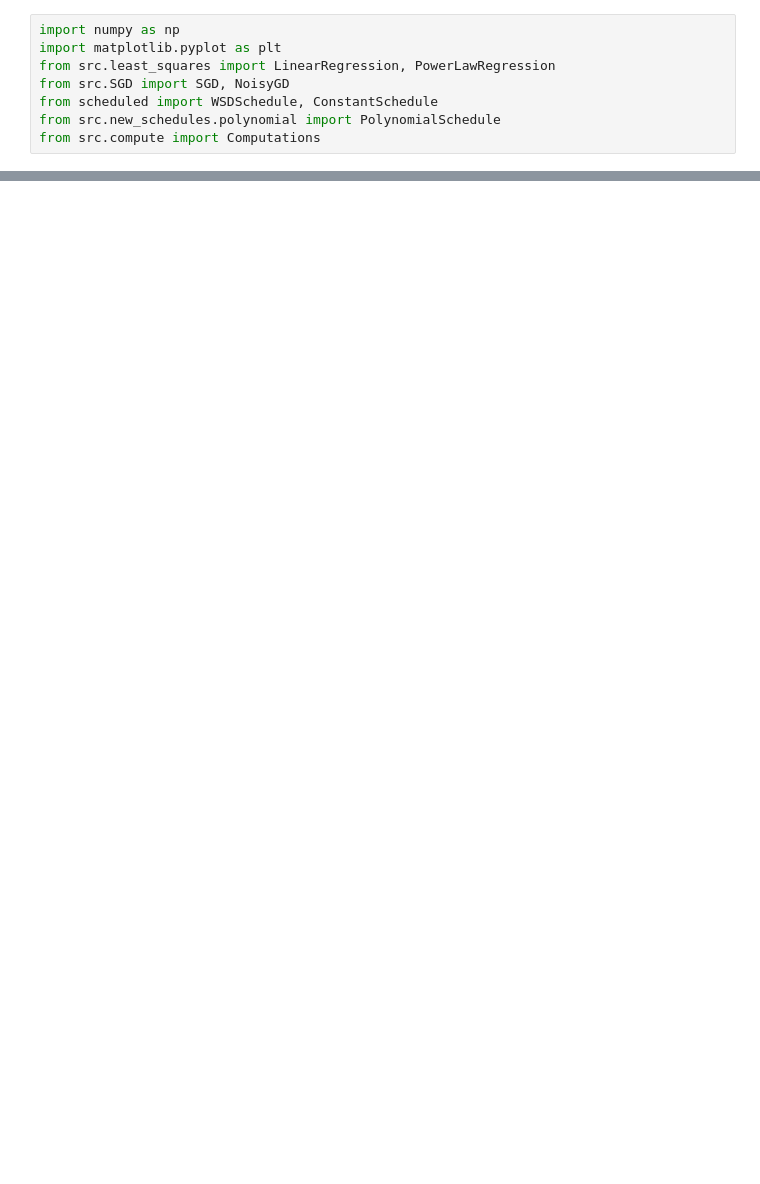
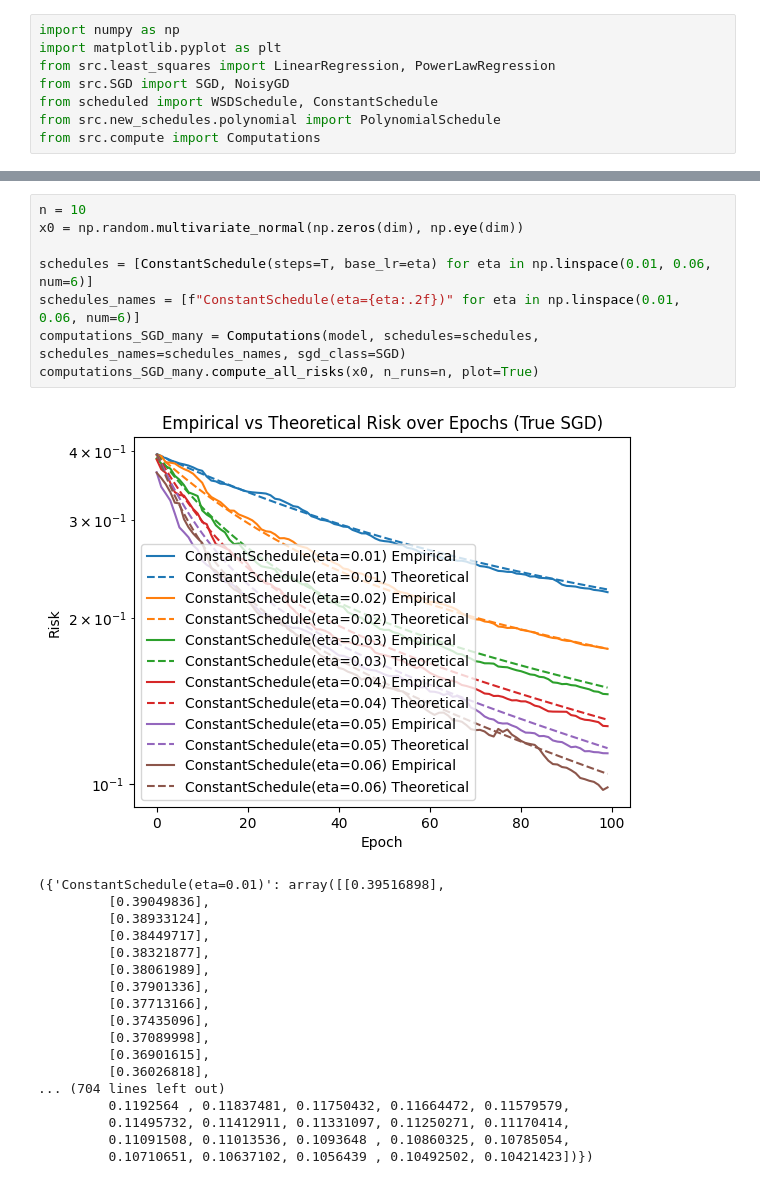
Before and after one commit to noecolomban/Least_Squares, a Jupyter notebook: notebook_plot.ipynb, the cells around one changed output, grey strips where cells are left out. Drawn from its saved outputs; the diff is of its cells as text; blank space fills up the shorter version.

```diff
--- a/notebook_plot.ipynb
+++ b/notebook_plot.ipynb
@@ -53,0 +55,27 @@ computations_SGD.compute_all_risks(x0, n_runs=n, plot=True)
+# %%
+n = 10
+x0 = np.random.multivariate_normal(np.zeros(dim), np.eye(dim))
+
+schedules = [ConstantSchedule(steps=T, base_lr=eta) for eta in np.linspace(0.01, 0.06, num=6)]
+schedules_names = [f"ConstantSchedule(eta={eta:.2f})" for eta in np.linspace(0.01, 0.06, num=6)]
+computations_SGD_many = Computations(model, schedules=schedules, schedules_names=schedules_names, sgd_class=SGD)
+computations_SGD_many.compute_all_risks(x0, n_runs=n, plot=True)
+# %% [output]
+[figure, added]
+({'ConstantSchedule(eta=0.01)': array([[0.39516898],
+         [0.39049836],
+         [0.38933124],
+         [0.38449717],
+         [0.38321877],
+         [0.38061989],
+         [0.37901336],
+         [0.37713166],
+         [0.37435096],
+         [0.37089998],
+         [0.36901615],
+         [0.36026818],
+... (704 lines left out)
+         0.1192564 , 0.11837481, 0.11750432, 0.11664472, 0.11579579,
+         0.11495732, 0.11412911, 0.11331097, 0.11250271, 0.11170414,
+         0.11091508, 0.11013536, 0.1093648 , 0.10860325, 0.10785054,
+         0.10710651, 0.10637102, 0.1056439 , 0.10492502, 0.10421423])})
```
Also changed, not shown: parts of 2 cells of this notebook, 58 other files.
